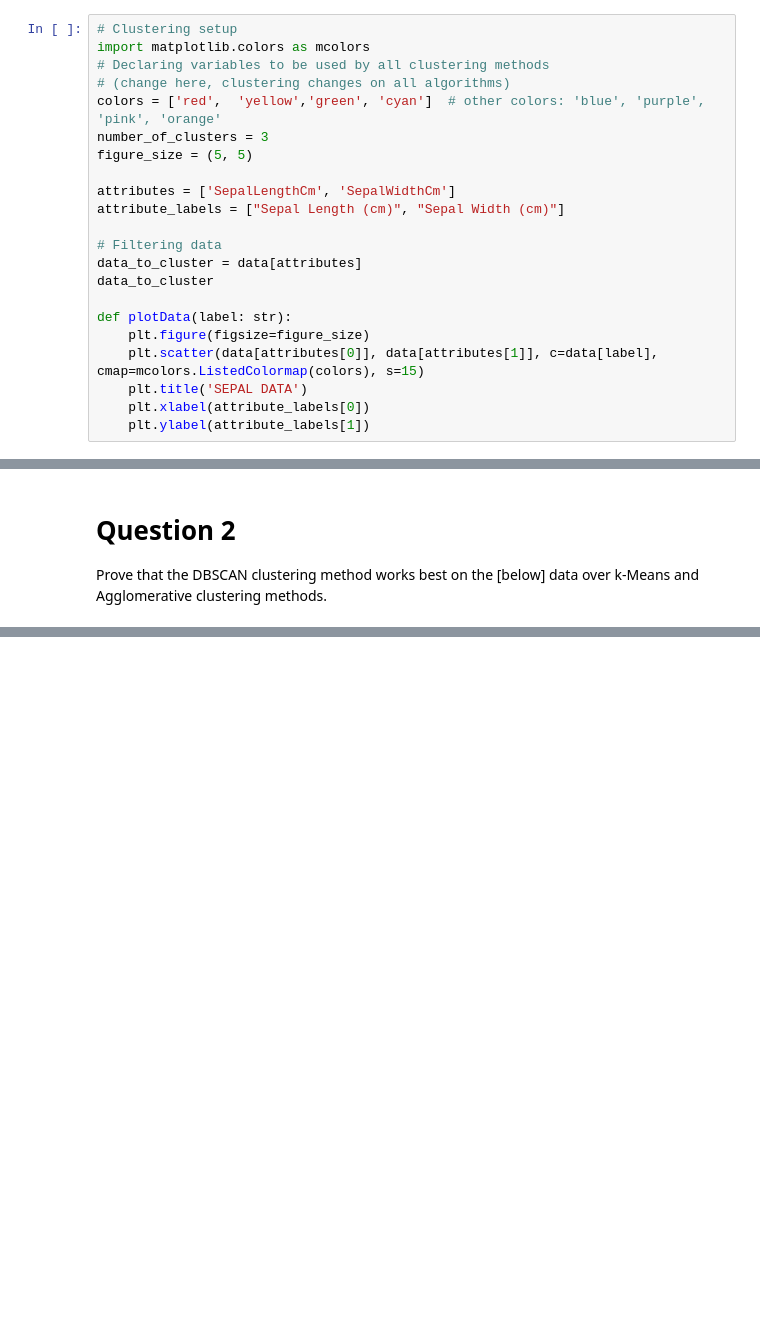
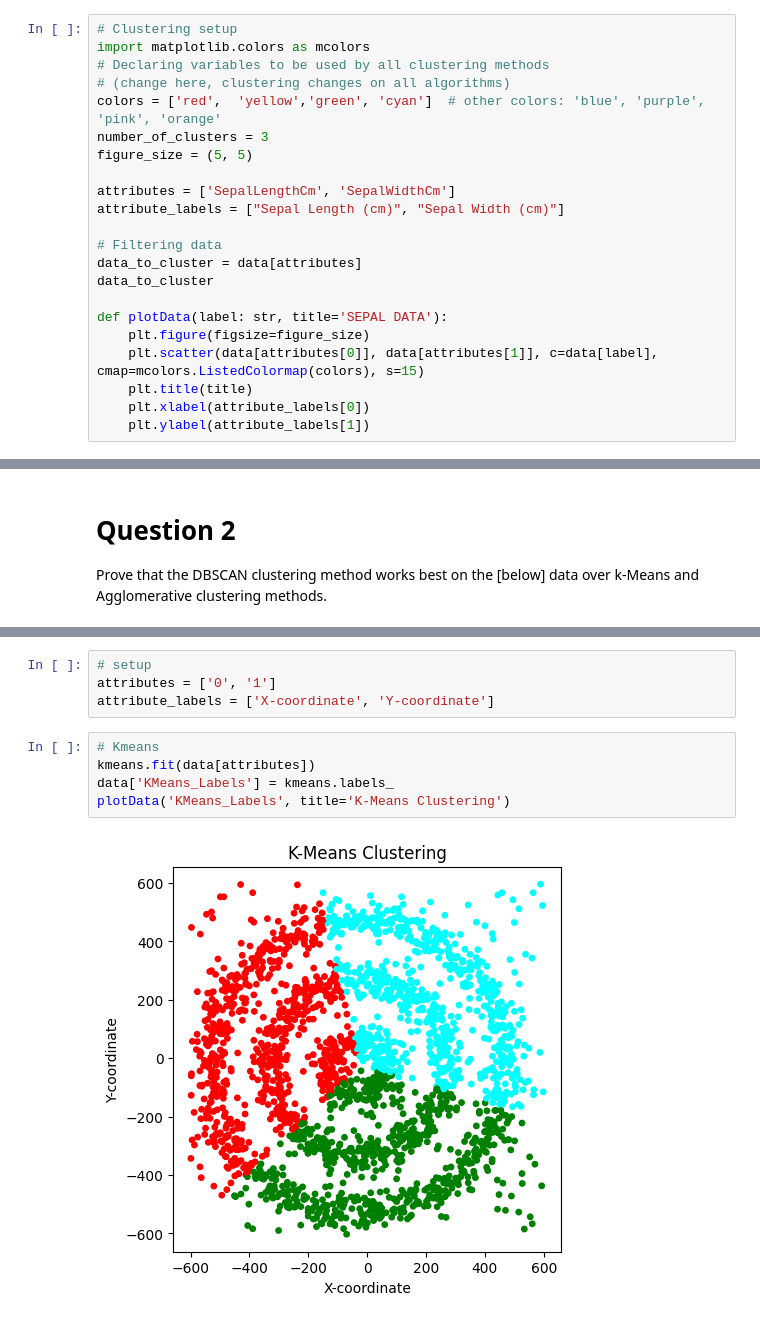
Before and after one commit to AKonicki26/DAT-330, a Jupyter notebook: PA02/AnneKonicki_PA02.ipynb, the cells around one changed output, grey strips where cells are left out. Cells and saved outputs as stored; diff of their text form; blank space fills up the shorter version.

Commit message:
Question 2 K-means and agglo done

```diff
--- a/PA02/AnneKonicki_PA02.ipynb
+++ b/PA02/AnneKonicki_PA02.ipynb
@@ -51,10 +51,10 @@ attribute_labels = ["Sepal Length (cm)", "Sepal Width (cm)"]
 data_to_cluster = data[attributes]
 data_to_cluster
 
-def plotData(label: str):
+def plotData(label: str, title='SEPAL DATA'):
     plt.figure(figsize=figure_size)
     plt.scatter(data[attributes[0]], data[attributes[1]], c=data[label],  cmap=mcolors.ListedColormap(colors), s=15)
-    plt.title('SEPAL DATA')
+    plt.title(title)
     plt.xlabel(attribute_labels[0])
     plt.ylabel(attribute_labels[1])
 # %% [markdown]
@@ -154,0 +155,11 @@ plt.show()
+# %%
+# setup
+attributes = ['0', '1']
+attribute_labels = ['X-coordinate', 'Y-coordinate']
+# %%
+# Kmeans
+kmeans.fit(data[attributes])
+data['KMeans_Labels'] = kmeans.labels_
+plotData('KMeans_Labels', title='K-Means Clustering')
+# %% [output]
+[figure, added]
```
Also changed, not shown: parts of 3 cells of this notebook.
